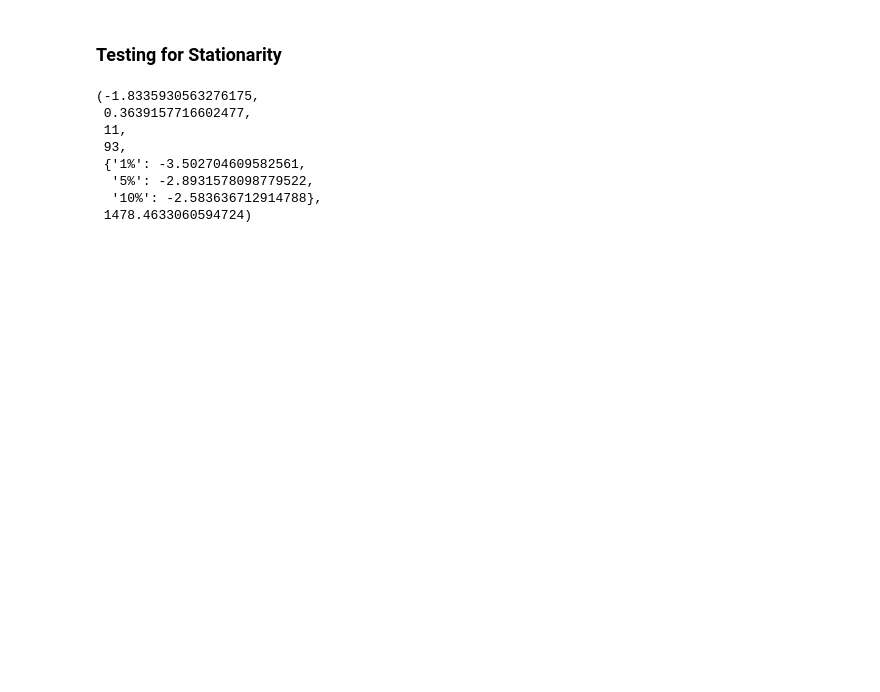
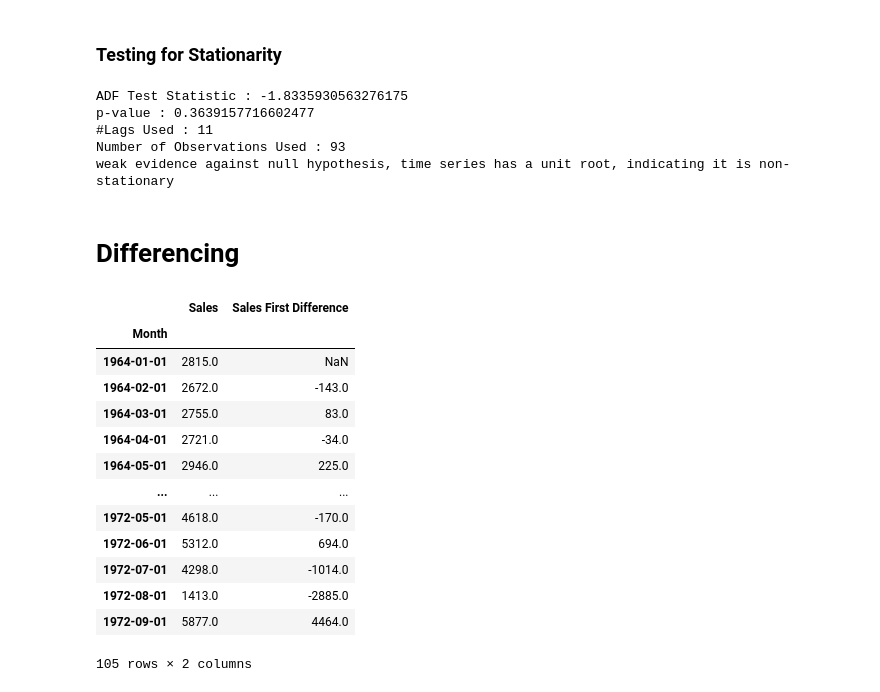
Before and after one commit to PriyankarSingha/sales_forecasting, a Jupyter notebook: sales_forecasting.ipynb, the cells around one changed output. Drawn from its saved outputs; the diff is of its cells as text; code cells hidden in the pictures; blank space fills up the shorter version.

Commit message:
difference

```diff
--- a/sales_forecasting.ipynb
+++ b/sales_forecasting.ipynb
@@ -86,13 +86,44 @@ df.plot()
 from statsmodels.tsa.stattools import adfuller
 test_result = adfuller(df['Sales'])
 # %%
-test_result
+def adfuller_test(sales):
+    result=adfuller(sales)
+    labels = ['ADF Test Statistic','p-value','#Lags Used','Number of Observations Used']
+    for value,label in zip(result,labels):
+        print(label+' : '+str(value) )
+    if result[1] <= 0.05:
+        print("strong evidence against the null hypothesis(Ho), reject the null hypothesis. Data has no unit root and is stationary")
+    else:
+        print("weak evidence against null hypothesis, time series has a unit root, indicating it is non-stationary ")
-# %% [output]
-(-1.8335930563276175,
- 0.3639157716602477,
- 11,
- 93,
- {'1%': -3.502704609582561,
-  '5%': -2.8931578098779522,
-  '10%': -2.583636712914788},
- 1478.4633060594724)
+# %%
+adfuller_test(df['Sales'])
+# %% [output]
+ADF Test Statistic : -1.8335930563276175
+p-value : 0.3639157716602477
+#Lags Used : 11
+Number of Observations Used : 93
+weak evidence against null hypothesis, time series has a unit root, indicating it is non-stationary
+# %% [markdown]
+# Differencing
+# %%
+# df['Sales']
+df['Sales First Difference'] = df['Sales'] - df['Sales'].shift(1)
+# %%
+pd.set_option('display.max_columns', 10000)
+# %%
+df
+# %% [output]
+|  | Sales | Sales First Difference |
+| Month |  |  |
+| 1964-01-01 | 2815.0 | NaN |
+| 1964-02-01 | 2672.0 | -143.0 |
+| 1964-03-01 | 2755.0 | 83.0 |
+| 1964-04-01 | 2721.0 | -34.0 |
+| 1964-05-01 | 2946.0 | 225.0 |
+| ... | ... | ... |
+| 1972-05-01 | 4618.0 | -170.0 |
+| 1972-06-01 | 5312.0 | 694.0 |
+| 1972-07-01 | 4298.0 | -1014.0 |
+| 1972-08-01 | 1413.0 | -2885.0 |
+| 1972-09-01 | 5877.0 | 4464.0 |
+105 rows × 2 columns
```
